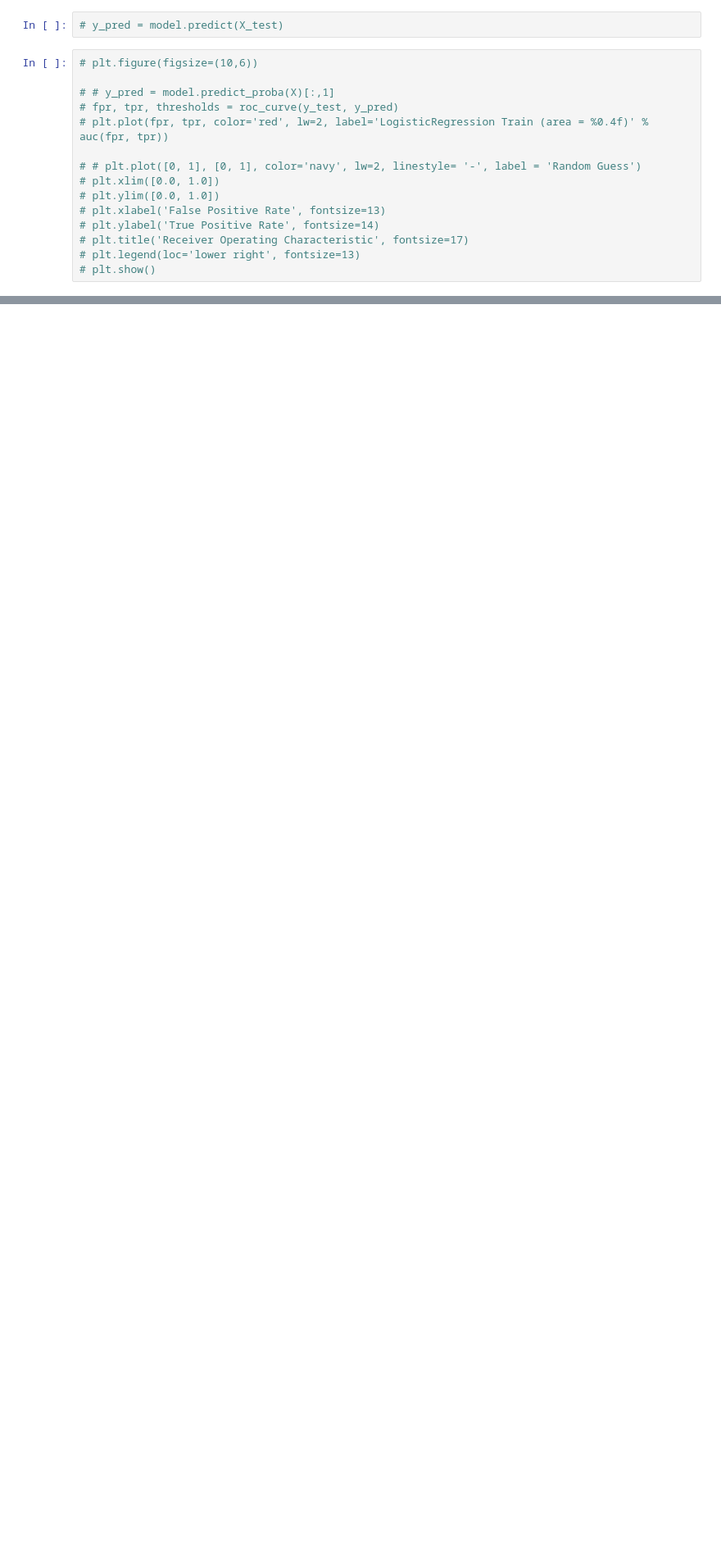
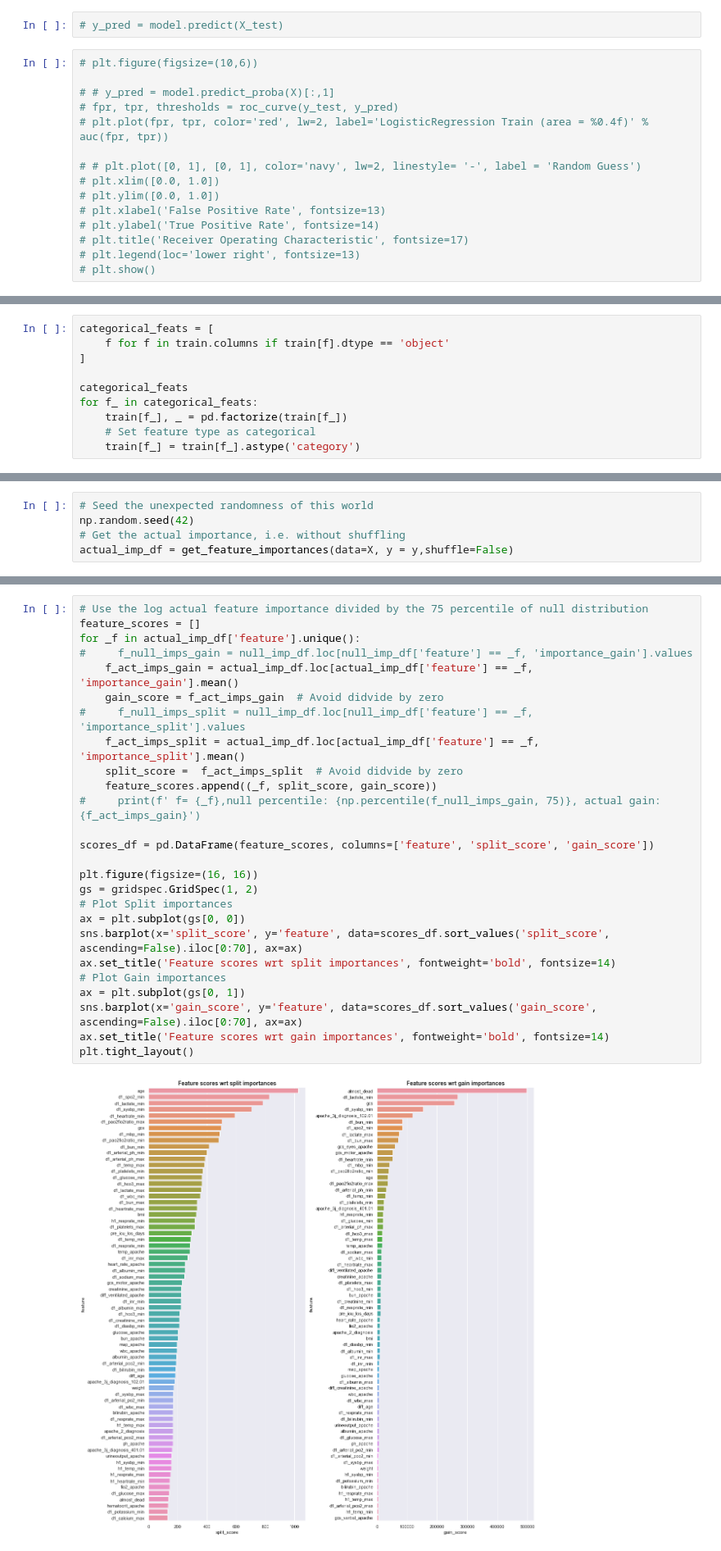
Before and after one commit to curie-capstone/predicting-patient-outcomes, a Jupyter notebook: ravinder/modeling_ravinder.ipynb, the cells around one changed output, grey strips where cells are left out. Shown at 82% size. Cells and saved outputs as stored; diff of their text form; blank space fills up the shorter version.

```diff
--- a/ravinder/modeling_ravinder.ipynb
+++ b/ravinder/modeling_ravinder.ipynb
@@ -1423,0 +1439,10 @@ array([0.        , 0.        , 0.        , 0.        , 0.        ,
+# %%
+categorical_feats = [
+    f for f in train.columns if train[f].dtype == 'object'
+]
+
+categorical_feats
+for f_ in categorical_feats:
+    train[f_], _ = pd.factorize(train[f_])
+    # Set feature type as categorical
+    train[f_] = train[f_].astype('category')
@@ -1423,0 +1491,5 @@ array([0.        , 0.        , 0.        , 0.        , 0.        ,
+# %%
+# Seed the unexpected randomness of this world
+np.random.seed(42)
+# Get the actual importance, i.e. without shuffling
+actual_imp_df = get_feature_importances(data=X, y = y,shuffle=False)
@@ -1423,0 +1512,28 @@ array([0.        , 0.        , 0.        , 0.        , 0.        ,
+# %%
+# Use the log actual feature importance divided by the 75 percentile of null distribution
+feature_scores = []
+for _f in actual_imp_df['feature'].unique():
+#     f_null_imps_gain = null_imp_df.loc[null_imp_df['feature'] == _f, 'importance_gain'].values
+    f_act_imps_gain = actual_imp_df.loc[actual_imp_df['feature'] == _f, 'importance_gain'].mean()
+    gain_score = f_act_imps_gain  # Avoid didvide by zero
+#     f_null_imps_split = null_imp_df.loc[null_imp_df['feature'] == _f, 'importance_split'].values
+    f_act_imps_split = actual_imp_df.loc[actual_imp_df['feature'] == _f, 'importance_split'].mean()
+    split_score =  f_act_imps_split  # Avoid didvide by zero
+    feature_scores.append((_f, split_score, gain_score))
+#     print(f' f= {_f},null percentile: {np.percentile(f_null_imps_gain, 75)}, actual gain: {f_act_imps_gain}')
+
+scores_df = pd.DataFrame(feature_scores, columns=['feature', 'split_score', 'gain_score'])
+
+plt.figure(figsize=(16, 16))
+gs = gridspec.GridSpec(1, 2)
+# Plot Split importances
+ax = plt.subplot(gs[0, 0])
+sns.barplot(x='split_score', y='feature', data=scores_df.sort_values('split_score', ascending=False).iloc[0:70], ax=ax)
+ax.set_title('Feature scores wrt split importances', fontweight='bold', fontsize=14)
+# Plot Gain importances
+ax = plt.subplot(gs[0, 1])
+sns.barplot(x='gain_score', y='feature', data=scores_df.sort_values('gain_score', ascending=False).iloc[0:70], ax=ax)
+ax.set_title('Feature scores wrt gain importances', fontweight='bold', fontsize=14)
+plt.tight_layout()
+# %% [output]
+[figure, added]
```
Also changed, not shown: parts of 104 cells of this notebook.
